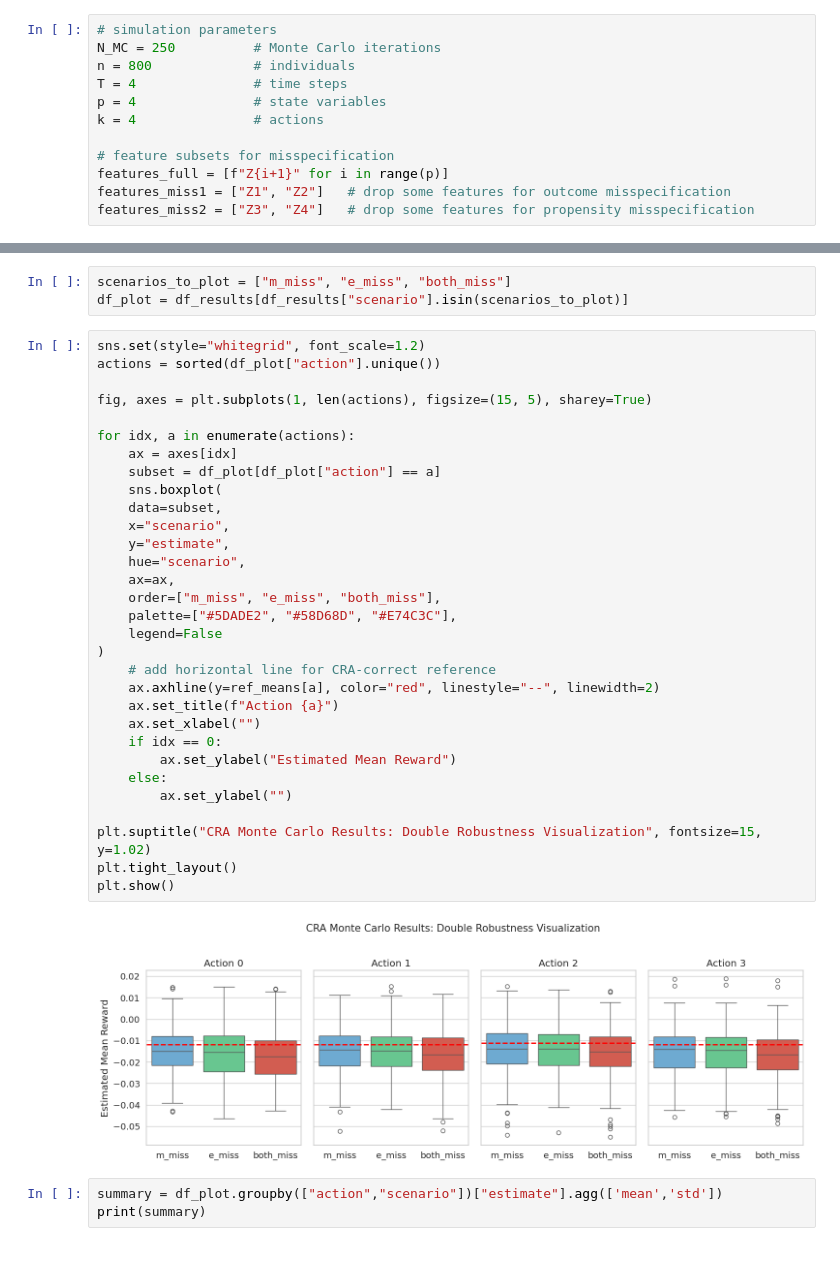
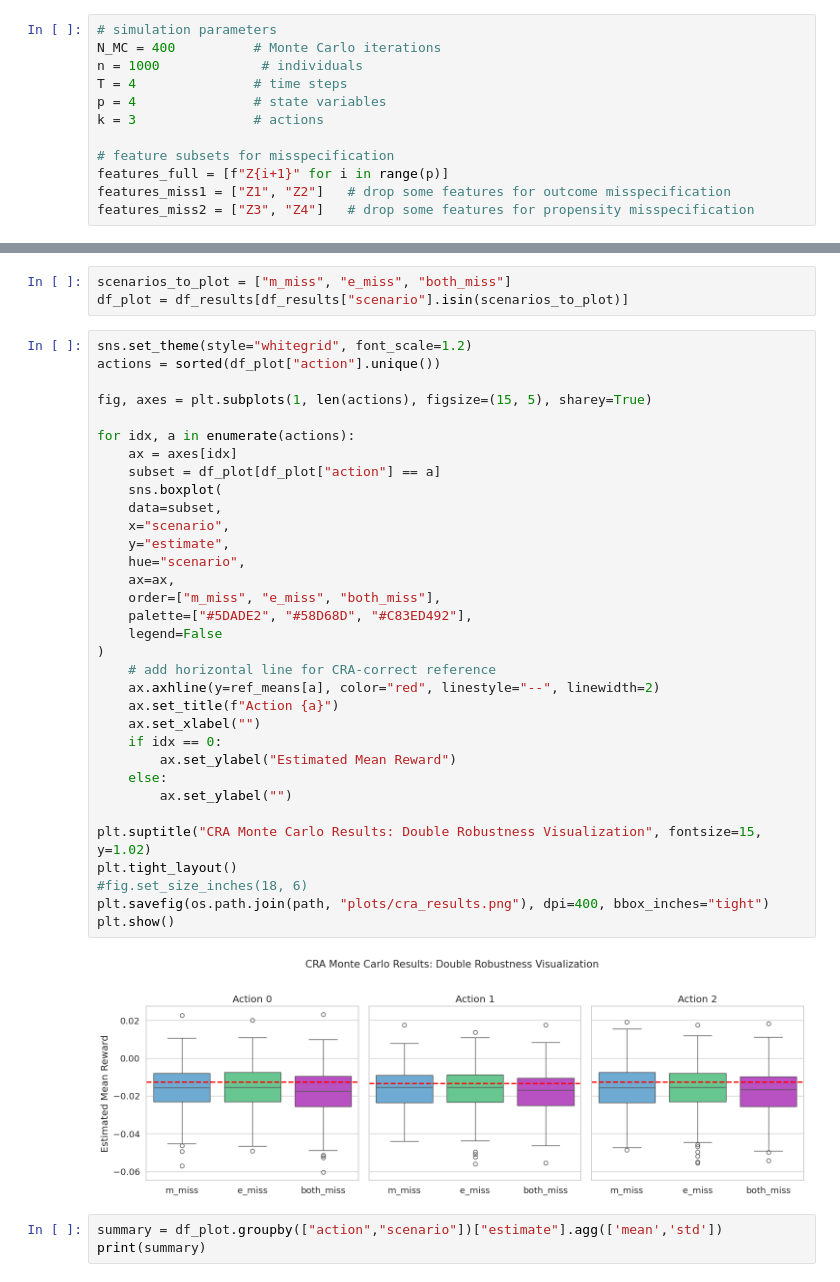
Before and after one commit to sourav-ad/cra-framework, a Jupyter notebook: notebooks/cra_simulation.ipynb, the cells around one changed output, grey strips where cells are left out. Drawn from its saved outputs; the diff is of its cells as text.

```diff
--- a/notebooks/cra_simulation.ipynb
+++ b/notebooks/cra_simulation.ipynb
@@ -17,11 +17,11 @@ import matplotlib.pyplot as plt
 import seaborn as sns
 # %%
 # simulation parameters
-N_MC = 250          # Monte Carlo iterations
-n = 800             # individuals
+N_MC = 400          # Monte Carlo iterations
+n = 1000             # individuals
 T = 4               # time steps
 p = 4               # state variables
-k = 4               # actions
+k = 3               # actions
 
 # feature subsets for misspecification
 features_full = [f"Z{i+1}" for i in range(p)]
@@ -95,38 +73,40 @@ Reference (CRA-correct) means: {0: -0.011865440294204747, 1: -0.0118308991756616
 scenarios_to_plot = ["m_miss", "e_miss", "both_miss"]
 df_plot = df_results[df_results["scenario"].isin(scenarios_to_plot)]
 # %%
-sns.set(style="whitegrid", font_scale=1.2)
+sns.set_theme(style="whitegrid", font_scale=1.2)
 actions = sorted(df_plot["action"].unique())
 
 fig, axes = plt.subplots(1, len(actions), figsize=(15, 5), sharey=True)
 
 for idx, a in enumerate(actions):
     ax = axes[idx]
     subset = df_plot[df_plot["action"] == a]
     sns.boxplot(
     data=subset,
     x="scenario",
     y="estimate",
     hue="scenario",
     ax=ax,
     order=["m_miss", "e_miss", "both_miss"],
-    palette=["#5DADE2", "#58D68D", "#E74C3C"],
+    palette=["#5DADE2", "#58D68D", "#C83ED492"],
     legend=False
 )
     # add horizontal line for CRA-correct reference
     ax.axhline(y=ref_means[a], color="red", linestyle="--", linewidth=2)
     ax.set_title(f"Action {a}")
     ax.set_xlabel("")
     if idx == 0:
         ax.set_ylabel("Estimated Mean Reward")
     else:
         ax.set_ylabel("")
 
 plt.suptitle("CRA Monte Carlo Results: Double Robustness Visualization", fontsize=15, y=1.02)
 plt.tight_layout()
+#fig.set_size_inches(18, 6)
+plt.savefig(os.path.join(path, "plots/cra_results.png"), dpi=400, bbox_inches="tight")
 plt.show()
 # %% [output]
-[figure, old version]
+[figure, new version]
 # %%
 summary = df_plot.groupby(["action","scenario"])["estimate"].agg(['mean','std'])
 print(summary)
```
Also changed, not shown: parts of 3 cells of this notebook, 3 other files.
